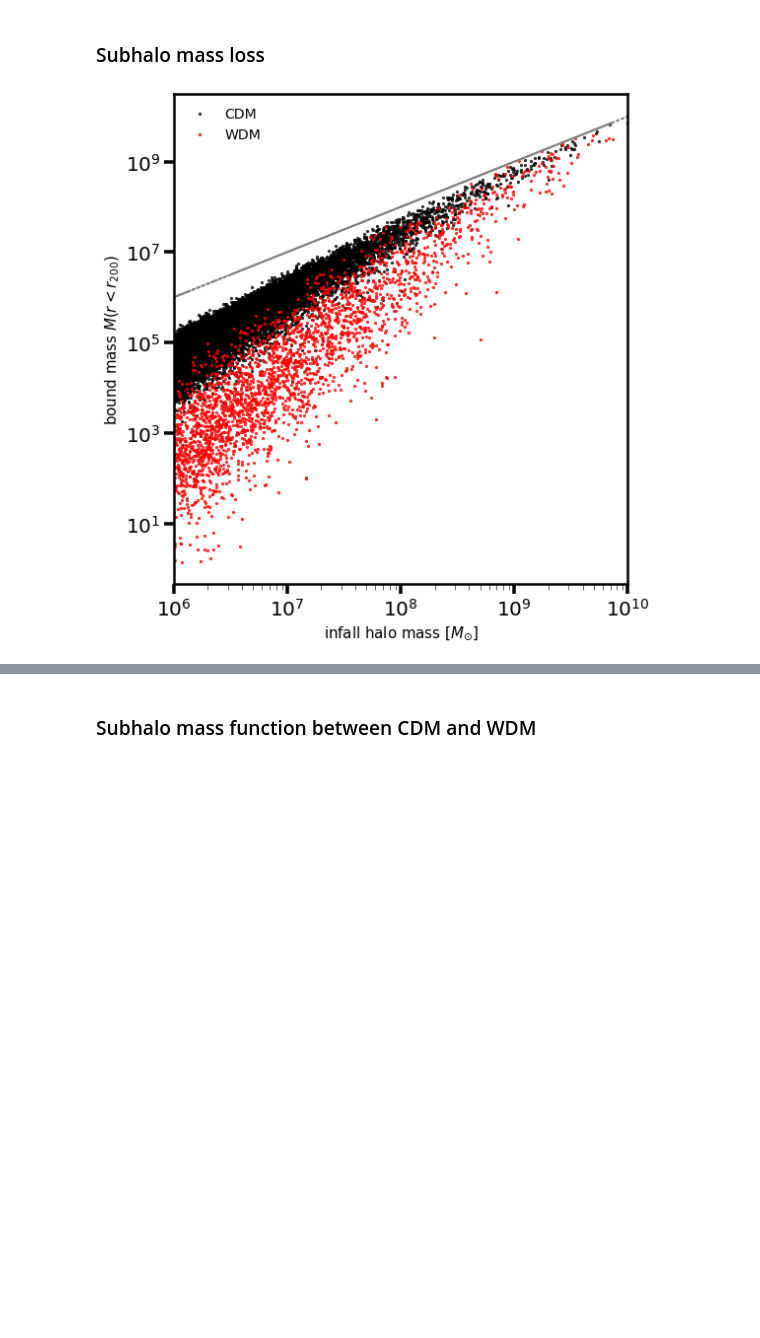
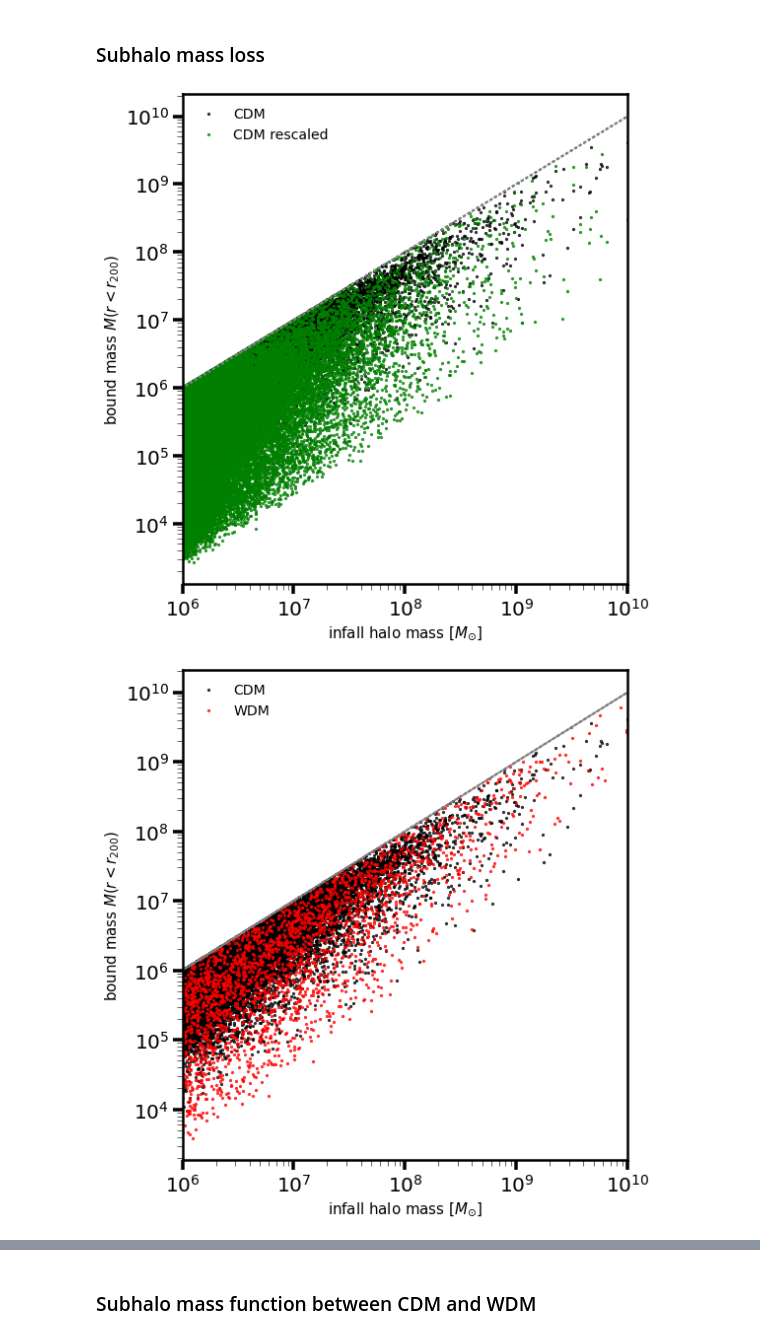
Before and after one commit to dangilman/pyHalo, a Jupyter notebook: example_notebooks/plotting_methods.ipynb, the cells around one changed output, grey strips where cells are left out. Cells and saved outputs as stored; diff of their text form; code cells hidden in the pictures; blank space fills up the shorter version.

```diff
--- a/example_notebooks/plotting_methods.ipynb
+++ b/example_notebooks/plotting_methods.ipynb
@@ -137,14 +155,25 @@ plt.savefig('infall_vs_bound.pdf')
 # %%
 fig = plt.figure(1)
 fig.set_size_inches(8,8)
 ax = plt.subplot(111)
+kwargs_plot={'alpha': 0.75,'s': 5, 'label': 'CDM'}
+plot_subhalo_bound_mass(cdm_truncation_v2, ax=ax, kwargs_plot=kwargs_plot, color='k')
+kwargs_plot={'alpha': 0.75,'s': 5, 'label': 'CDM rescaled'}
+plot_subhalo_bound_mass(cdm_concentration_rescaled, ax=ax, kwargs_plot=kwargs_plot, color='g')
+ax.legend(fontsize=14, frameon=False)
+ax.set_ylabel('bound mass '+r'$M\left(r<r_{200}\right)$')
+plt.tight_layout()
+
+fig = plt.figure(2)
+fig.set_size_inches(8,8)
+ax = plt.subplot(111)
 kwargs_plot={'alpha': 0.75, 's': 5, 'label': 'CDM'}
-plot_subhalo_bound_mass(cdm, ax=ax, kwargs_plot=kwargs_plot, color='k')
+plot_subhalo_bound_mass(cdm_truncation_v2, ax=ax, kwargs_plot=kwargs_plot, color='k')
 kwargs_plot={'alpha': 0.75,'s': 5, 'label': 'WDM'}
 plot_subhalo_bound_mass(wdm, ax=ax, kwargs_plot=kwargs_plot, color='r')
 ax.legend(fontsize=14, frameon=False)
 ax.set_ylabel('bound mass '+r'$M\left(r<r_{200}\right)$')
 plt.tight_layout()
-plt.savefig('mass_loss.pdf')
 # %% [output]
-[figure, old version]
+[figure, new version]
+[figure, added]
```
Also changed, not shown: parts of 10 cells of this notebook, 19 other files.
